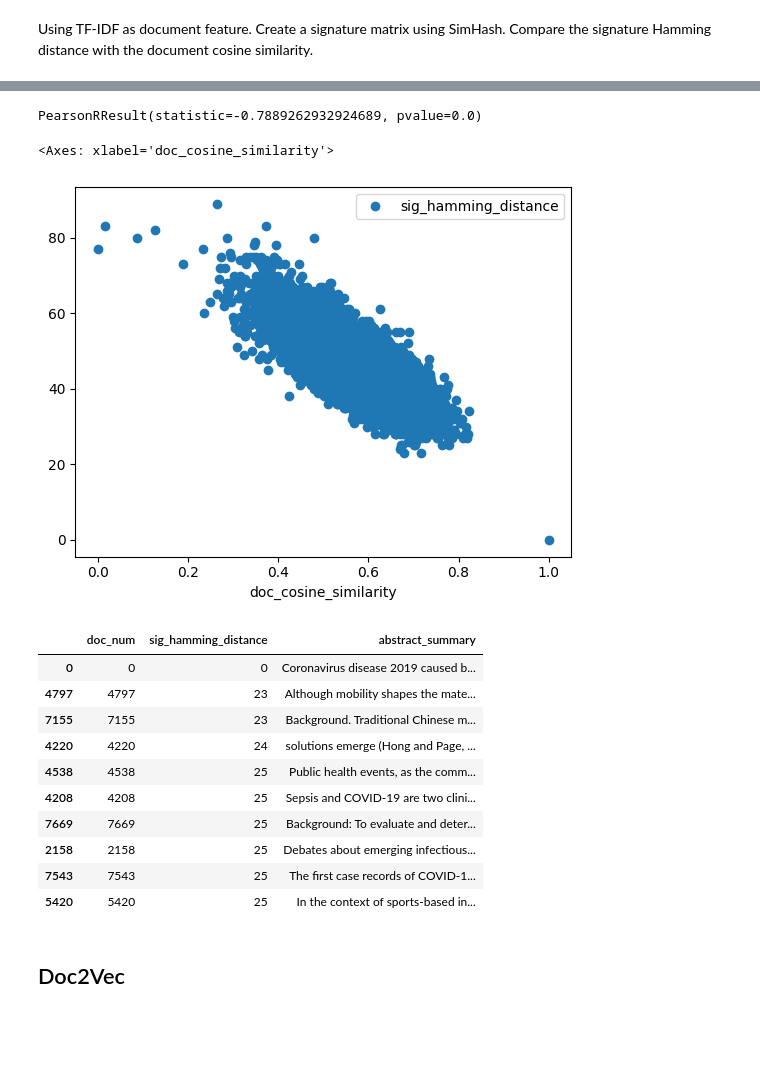
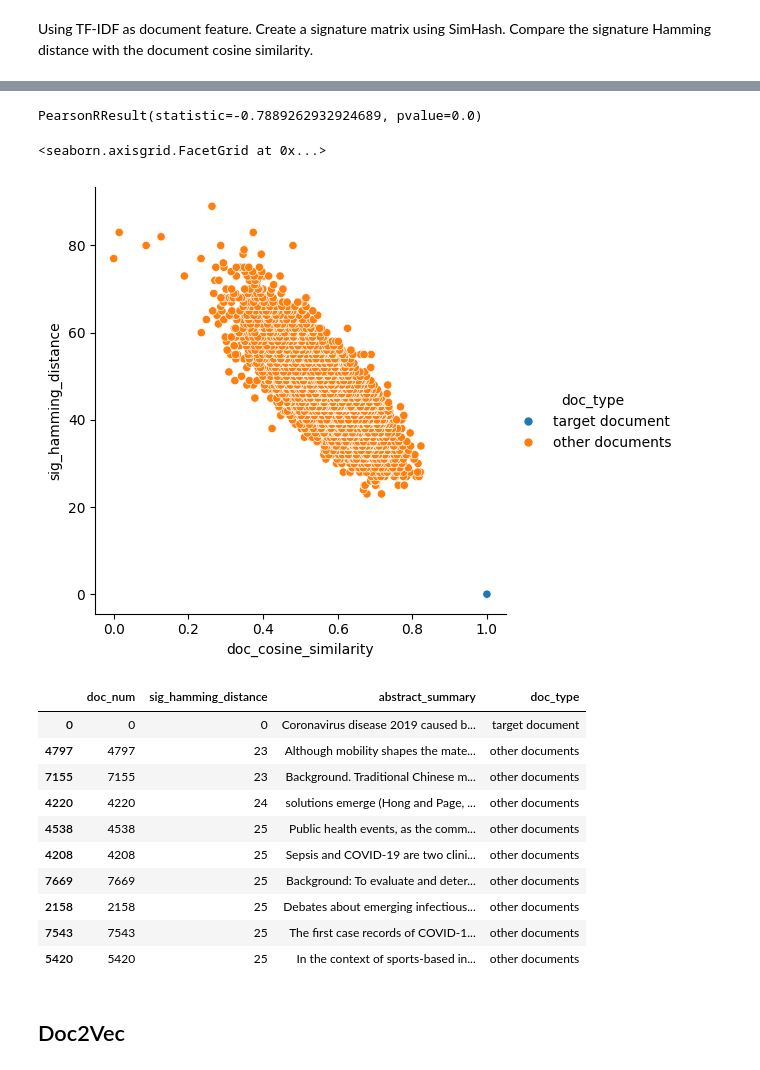
Before and after one commit to pywong-polyu/COMP5434-Big-Data-Computing, a Jupyter notebook: COMP5434_projecty.ipynb, the cells around one changed output, grey strips where cells are left out. Drawn from its saved outputs; the diff is of its cells as text; code cells hidden in the pictures; blank space fills up the shorter version.

```diff
--- a/COMP5434_projecty.ipynb
+++ b/COMP5434_projecty.ipynb
@@ -62,20 +34,0 @@ for w in custom_stop_words:
-# %%
-# Parser
-#parser = en_core_sci_lg.load(disable=["tagger","ner"])
-#nlp = spacy.load('en_core_web_sm',disable=["tagger","ner"])
-nlp = spacy.load('en_core_web_sm',disable=["tagger","parser","ner"]) # Only tokenization and lemmation are performed, POS tagging, NER and syntactic parsing are skipped.
-nlp.max_length = 7000000
-
-stopwords = set(stopwords)
-punctuations = set(punctuations)
-print('len(stopwords):',len(stopwords),'len(punctuations):',len(punctuations))
-
-def spacy_tokenizer(sentence):
-    mytokens = nlp(sentence)
-    mytokens = [word.lemma_.lower().strip() if word.lemma != '-PORN-' else word.lower_ for word in mytokens]
-    mytokens = [word for word in mytokens if word not in stopwords and word not in punctuations]
-    mytokens = " ".join([i for i in mytokens])
-    return mytokens
-
-tqdm.pandas()
-df['procesed_text'] = df['body_text'].progress_apply(spacy_tokenizer)
@@ -87,15 +34,0 @@ PCA & Clustering
-# %%
-from sklearn.decomposition import PCA
-from sklearn.cluster import MiniBatchKMeans
-from sklearn.cluster import KMeans
-
-# PCA
-pca = PCA(n_components=0.95,random_state=42)
-X_reduced = pca.fit_transform(X.toarray())
-X_reduced.shape
-
-# K Mean Clustering
-k = 10
-kmeans = KMeans(n_clusters=k,random_state=42)
-y_pred = kmeans.fit_predict(X_reduced)
-df['y'] = y_pred
@@ -213,6 +54,10 @@ Import library used for this section
 from similarity_analysis import *
 # %% [markdown]
 Define characteristic matrix by tokenizing the processed text
+# %%
+# Label the document is the target or not
+df['doc_type'] = 'other documents'
+df.at[target_doc_num,'doc_type'] = 'target document'
 # %%
 # Build feature with token count
 count_vectorizer = CountVectorizer(max_features=feature_size)
@@ -306,24 +153,25 @@ PearsonRResult(statistic=-0.7730891301719717, pvalue=0.0)
 # %%
 print(pearsonr(sha1['doc_cosine_similarity'],sha1['sig_hamming_distance']))
-sha1.plot(x='doc_cosine_similarity', y='sig_hamming_distance', style='o')
+# sha1.plot(x='doc_cosine_similarity', y='sig_hamming_distance', style='o')
+sns.relplot(data=sha1,x='doc_cosine_similarity', y='sig_hamming_distance', hue='doc_type')
 # %% [output]
 PearsonRResult(statistic=-0.7889262932924689, pvalue=0.0)
-<Axes: xlabel='doc_cosine_similarity'>
+<seaborn.axisgrid.FacetGrid at 0x...>
-[figure, old version]
+[figure, new version]
 # %%
-simhash_result[['doc_num','sig_hamming_distance','abstract_summary']].head(10)
+simhash_result[['doc_num','sig_hamming_distance','abstract_summary','doc_type']].head(10)
 # %% [output]
-|  | doc_num | sig_hamming_distance | abstract_summary |
-| 0 | 0 | 0 | Coronavirus disease 2019 caused b... |
-| 4797 | 4797 | 23 | Although mobility shapes the mate... |
-| 7155 | 7155 | 23 | Background. Traditional Chinese m... |
-| 4220 | 4220 | 24 | solutions emerge (Hong and Page, ... |
-| 4538 | 4538 | 25 | Public health events, as the comm... |
-| 4208 | 4208 | 25 | Sepsis and COVID-19 are two clini... |
-| 7669 | 7669 | 25 | Background: To evaluate and deter... |
-| 2158 | 2158 | 25 | Debates about emerging infectious... |
-| 7543 | 7543 | 25 | The first case records of COVID-1... |
-| 5420 | 5420 | 25 | In the context of sports-based in... |
+|  | doc_num | sig_hamming_distance | abstract_summary | doc_type |
+| 0 | 0 | 0 | Coronavirus disease 2019 caused b... | target document |
+| 4797 | 4797 | 23 | Although mobility shapes the mate... | other documents |
+| 7155 | 7155 | 23 | Background. Traditional Chinese m... | other documents |
+| 4220 | 4220 | 24 | solutions emerge (Hong and Page, ... | other documents |
+| 4538 | 4538 | 25 | Public health events, as the comm... | other documents |
+| 4208 | 4208 | 25 | Sepsis and COVID-19 are two clini... | other documents |
+| 7669 | 7669 | 25 | Background: To evaluate and deter... | other documents |
+| 2158 | 2158 | 25 | Debates about emerging infectious... | other documents |
+| 7543 | 7543 | 25 | The first case records of COVID-1... | other documents |
+| 5420 | 5420 | 25 | In the context of sports-based in... | other documents |
 # %% [markdown]
 ## Doc2Vec
 # %% [markdown]
```
Also changed, not shown: parts of 19 cells of this notebook, 1 other file.
